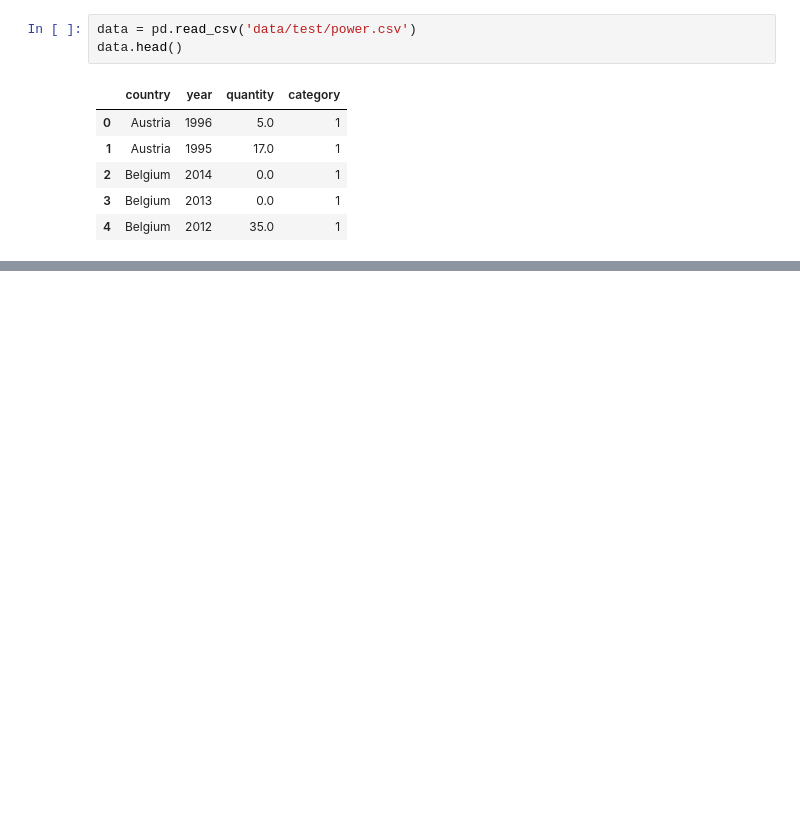
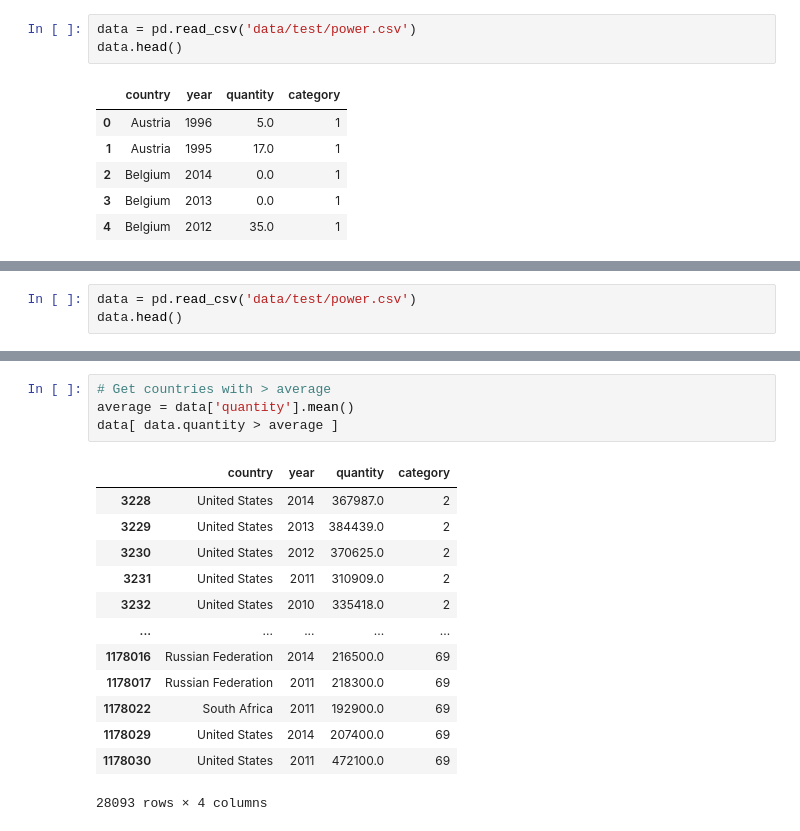
Before and after one commit to Madi-S/Data-Science-Intro, a Jupyter notebook: pandas.ipynb, the cells around one changed output, grey strips where cells are left out. Drawn from its saved outputs; the diff is of its cells as text; blank space fills up the shorter version.

```diff
--- a/pandas.ipynb
+++ b/pandas.ipynb
@@ -144,0 +266,3 @@ data.head()
+# %%
+data = pd.read_csv('data/test/power.csv')
+data.head()
@@ -144,0 +298,18 @@ data.head()
+# %%
+# Get countries with > average
+average = data['quantity'].mean()
+data[ data.quantity > average ]
+# %% [output]
+|  | country | year | quantity | category |
+| 3228 | United States | 2014 | 367987.0 | 2 |
+| 3229 | United States | 2013 | 384439.0 | 2 |
+| 3230 | United States | 2012 | 370625.0 | 2 |
+| 3231 | United States | 2011 | 310909.0 | 2 |
+| 3232 | United States | 2010 | 335418.0 | 2 |
+| ... | ... | ... | ... | ... |
+| 1178016 | Russian Federation | 2014 | 216500.0 | 69 |
+| 1178017 | Russian Federation | 2011 | 218300.0 | 69 |
+| 1178022 | South Africa | 2011 | 192900.0 | 69 |
+| 1178029 | United States | 2014 | 207400.0 | 69 |
+| 1178030 | United States | 2011 | 472100.0 | 69 |
+28093 rows × 4 columns
```
Also changed, not shown: parts of 32 cells of this notebook.
